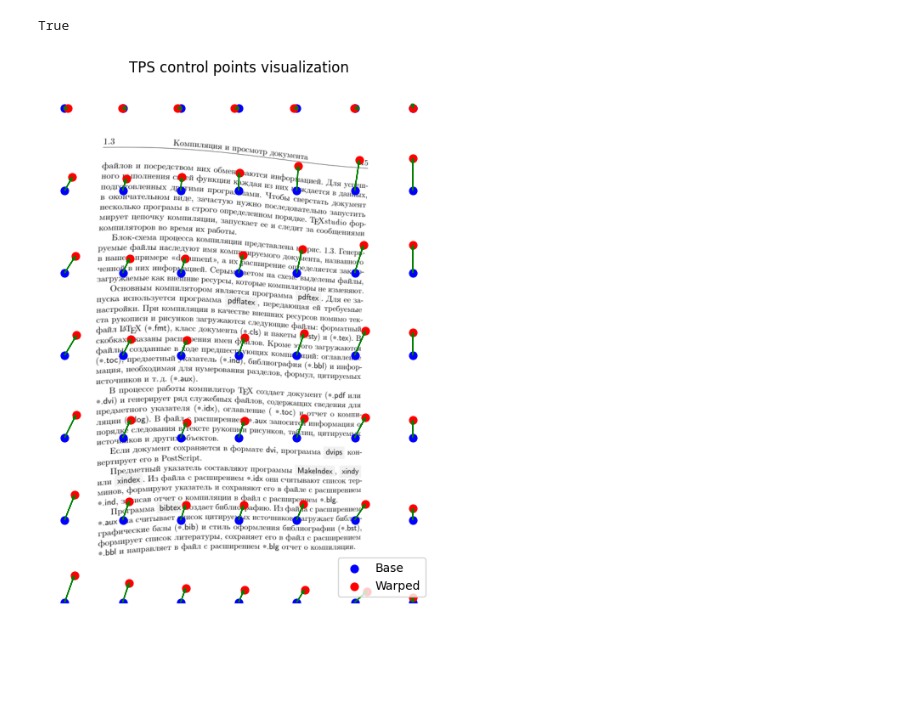
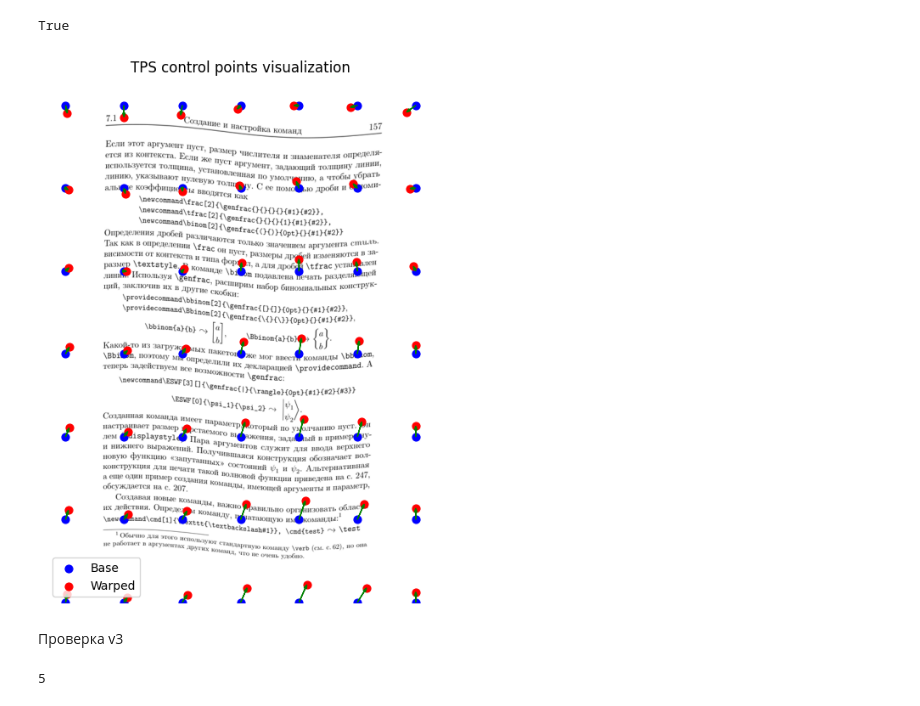
Before and after one commit to trxxnk/text-image-alignment, a Jupyter notebook: notebooks/02_calc_remap.ipynb, the cells around one changed output. Cells and saved outputs as stored; diff of their text form; code cells hidden in the pictures; blank space fills up the shorter version.

```diff
--- a/notebooks/02_calc_remap.ipynb
+++ b/notebooks/02_calc_remap.ipynb
@@ -8,7 +8,7 @@ import cv2
 from src.tsp_dewarp.dataset import TPSDataset
 from src.tsp_dewarp.geometry import build_remap_from_delta_tps
 # %%
-DATASET_FOLDER = 'data/generated/v2/'
+DATASET_FOLDER = 'data/generated/v3/'
 dataset = TPSDataset(DATASET_FOLDER, transform=lambda input: input)
 len(dataset)
 # %% [output]
@@ -16,7 +16,10 @@ len(dataset)
+# %%
+id=152
+k=1
 # %%
-img_path = 'data/generated/v2/latex_269_warped.png'
+img_path = f'data/generated/v3/latex_{id}_warped_{k}.png'
 img = cv2.imread(str(img_path), cv2.IMREAD_GRAYSCALE)
 # %%
-pred_delta = dataset[268][1].numpy()
-pred_delta[:5]
+pred_delta = dataset[id+k-1][1].numpy()
+pred_delta[:5], pred_delta
 # %% [output]
@@ -67,7 +82,7 @@ H, W = img.shape[:2]
 # delta = pred_delta  # shape (25, 2)
 
 # Пример случайного delta для теста:
-delta = pred_delta
+delta = pred_delta.reshape(49, 2)
 
 grid_size = 7
 
@@ -104,31 +119,33 @@ P_warp_px = np.column_stack([
 # ===============================
 
 plt.figure(figsize=(8, 8))
 plt.imshow(img)
 
 # базовые точки
 plt.scatter(P_base_px[:, 0], P_base_px[:, 1],
             c='blue', s=40, label="Base")
 
 # искажённые точки
 plt.scatter(P_warp_px[:, 0], P_warp_px[:, 1],
             c='red', s=40, label="Warped")
 
 # стрелки смещения
 for i in range(len(P_base_px)):
     plt.arrow(
         P_base_px[i, 0],
         P_base_px[i, 1],
         P_warp_px[i, 0] - P_base_px[i, 0],
         P_warp_px[i, 1] - P_base_px[i, 1],
         color='green',
         head_width=5,
         length_includes_head=True
     )
 
 plt.legend()
 plt.title("TPS control points visualization")
 plt.axis("off")
 plt.show()
 # %% [output]
-[figure, old version]
+[figure, new version]
+# %% [markdown]
+Проверка v3
@@ -134,0 +159,6 @@ plt.show()
+# %%
+DATASET_FOLDER = 'data/generated/test/'
+dataset = TPSDataset(DATASET_FOLDER, transform=lambda input: input)
+len(dataset)
+# %% [output]
+5
```
Also changed, not shown: parts of 12 cells of this notebook, 4 other files.
